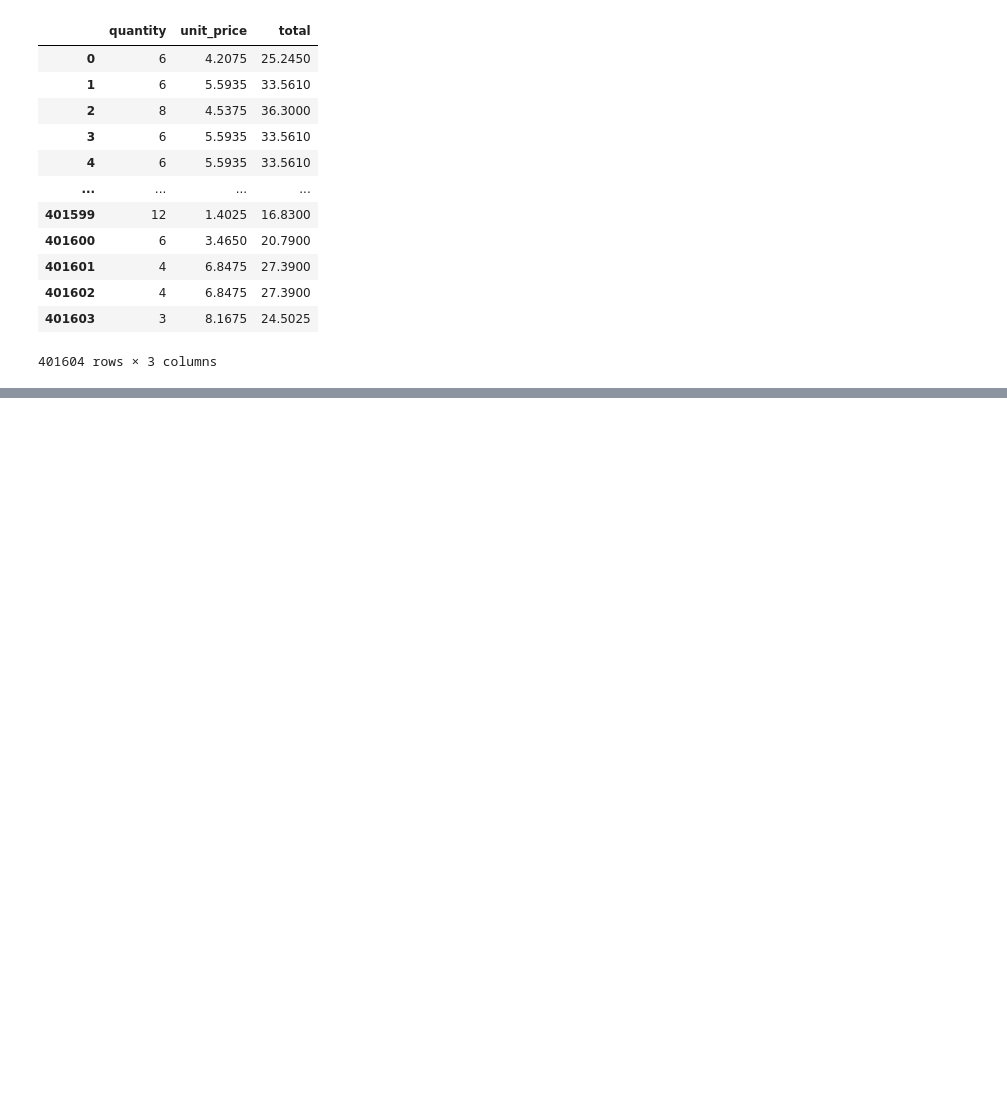
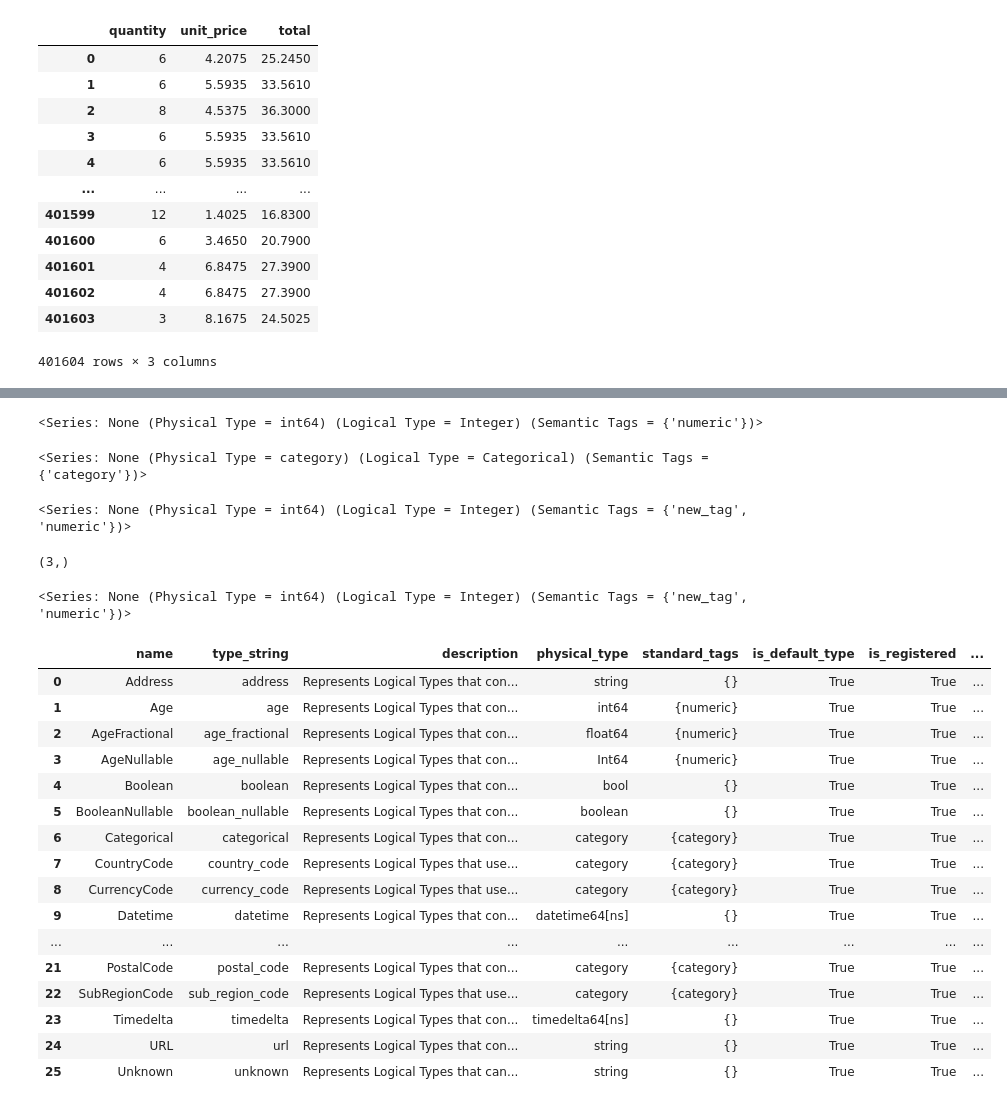
Before and after one commit to EnzoZirotti/Using-EVALML, a Jupyter notebook: woodwork.ipynb, the cells around one changed output, grey strips where cells are left out. Drawn from its saved outputs; the diff is of its cells as text; code cells hidden in the pictures; blank space fills up the shorter version.

Commit message:
Finishing up woodwork work

```diff
--- a/woodwork.ipynb
+++ b/woodwork.ipynb
@@ -117,0 +226,51 @@ numeric_df
+# %%
+series = pd.Series([1,2,3], dtype="int64")
+series.ww.init(logical_type="Integer")
+series.ww
+# %% [output]
+<Series: None (Physical Type = int64) (Logical Type = Integer) (Semantic Tags = {'numeric'})>
+# %%
+string_series = pd.Series(["a","b","c"], dtype="string")
+ww_series = ww.init_series(string_series, logical_type="Categorical")
+ww_series.ww
+# %% [output]
+<Series: None (Physical Type = category) (Logical Type = Categorical) (Semantic Tags = {'category'})>
+# %%
+#Add a new semantic tag to the series
+series.ww.add_semantic_tags("new_tag")
+series.ww
+# %% [output]
+<Series: None (Physical Type = int64) (Logical Type = Integer) (Semantic Tags = {'new_tag', 'numeric'})>
+# %%
+#Access Series properties
+series.ww.shape
+# %% [output]
+(3,)
+# %%
+#Call a method sample
+sample_series = series.ww.sample(2)
+sample_series.ww
+# %% [output]
+<Series: None (Physical Type = int64) (Logical Type = Integer) (Semantic Tags = {'new_tag', 'numeric'})>
+# %%
+#List Logical Types
+from woodwork.type_sys.utils import list_logical_types
+list_logical_types()
+# %% [output]
+|  | name | type_string | description | physical_type | standard_tags | is_default_type | is_registered | ... |
+| 0 | Address | address | Represents Logical Types that con... | string | {} | True | True | ... |
+| 1 | Age | age | Represents Logical Types that con... | int64 | {numeric} | True | True | ... |
+| 2 | AgeFractional | age_fractional | Represents Logical Types that con... | float64 | {numeric} | True | True | ... |
+| 3 | AgeNullable | age_nullable | Represents Logical Types that con... | Int64 | {numeric} | True | True | ... |
+| 4 | Boolean | boolean | Represents Logical Types that con... | bool | {} | True | True | ... |
+| 5 | BooleanNullable | boolean_nullable | Represents Logical Types that con... | boolean | {} | True | True | ... |
+| 6 | Categorical | categorical | Represents Logical Types that con... | category | {category} | True | True | ... |
+| 7 | CountryCode | country_code | Represents Logical Types that use... | category | {category} | True | True | ... |
+| 8 | CurrencyCode | currency_code | Represents Logical Types that use... | category | {category} | True | True | ... |
+| 9 | Datetime | datetime | Represents Logical Types that con... | datetime64[ns] | {} | True | True | ... |
+| ... | ... | ... | ... | ... | ... | ... | ... | ... |
+| 21 | PostalCode | postal_code | Represents Logical Types that con... | category | {category} | True | True | ... |
+| 22 | SubRegionCode | sub_region_code | Represents Logical Types that use... | category | {category} | True | True | ... |
+| 23 | Timedelta | timedelta | Represents Logical Types that con... | timedelta64[ns] | {} | True | True | ... |
+| 24 | URL | url | Represents Logical Types that con... | string | {} | True | True | ... |
+| 25 | Unknown | unknown | Represents Logical Types that can... | string | {} | True | True | ... |
```
Also changed, not shown: parts of 9 cells of this notebook.
